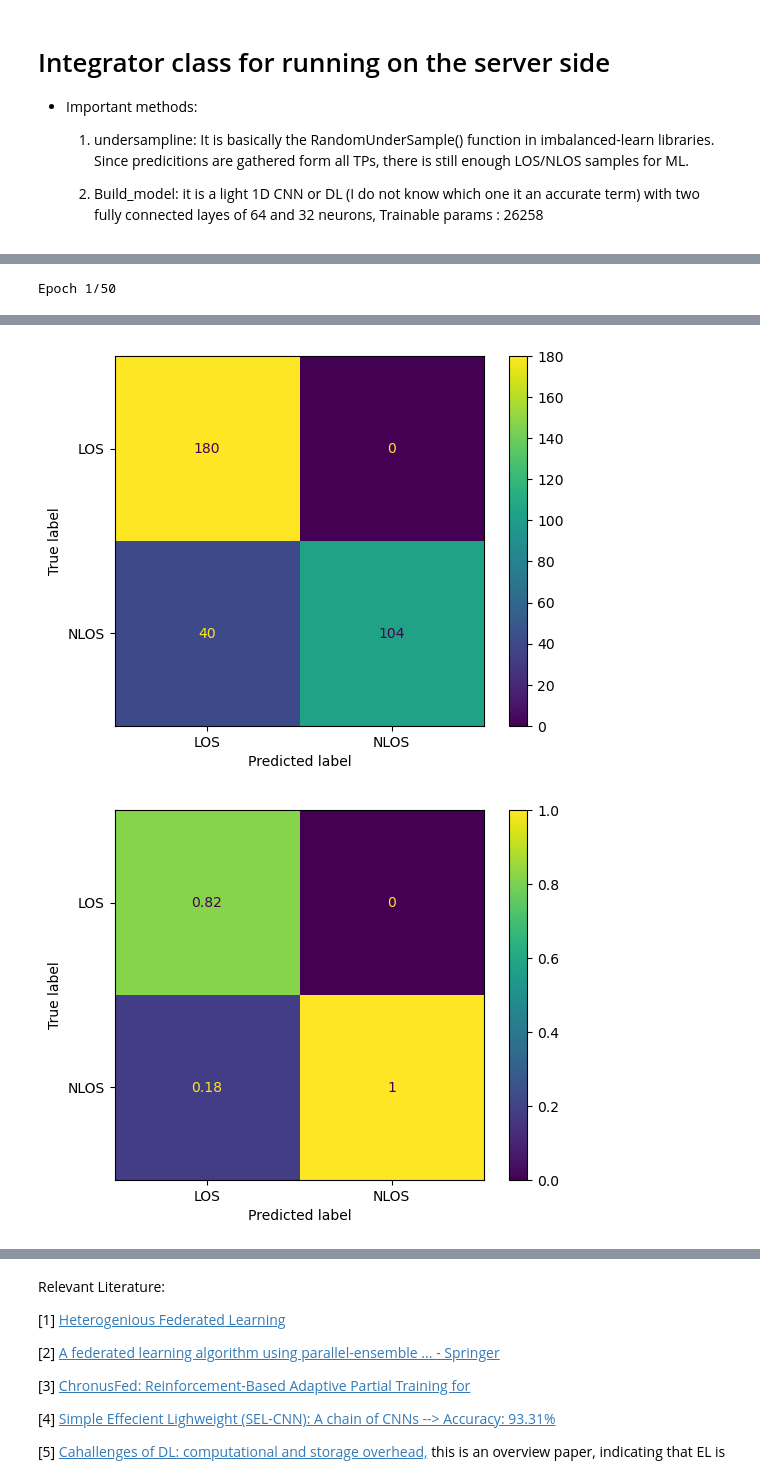
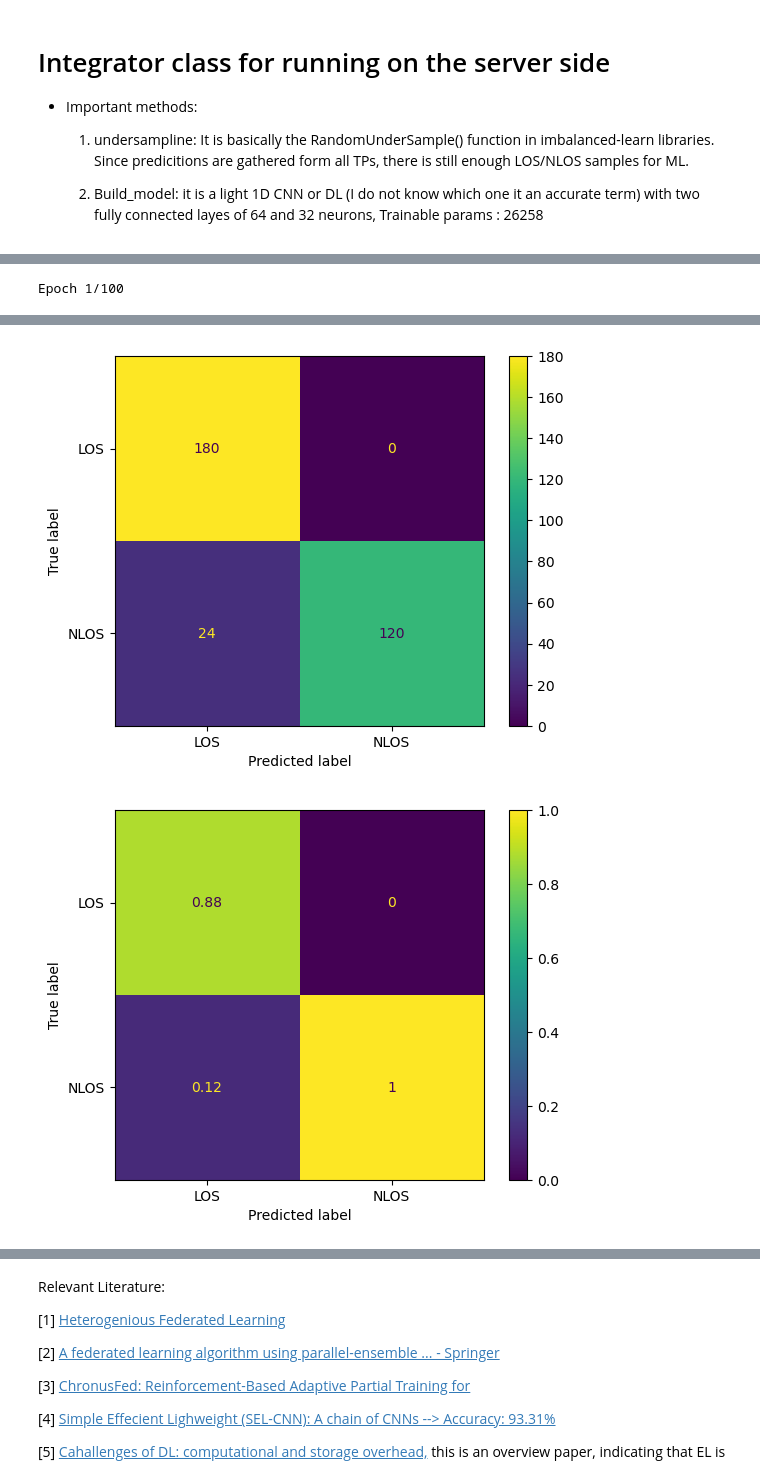
Before and after one commit to hamedtea/FederatedLearning, a Jupyter notebook: FR_Final.ipynb, the cells around one changed output, grey strips where cells are left out. Cells and saved outputs as stored; diff of their text form; code cells hidden in the pictures.

```diff
--- a/FR_Final.ipynb
+++ b/FR_Final.ipynb
@@ -546,11 +537,11 @@ class Integrator():
     inputs = tf.keras.layers.Input((18,2), name='input')
     conv = self.conv_layer(32, 3, 1, 'relu')(inputs)
     maxpooling = self.maxpooling_layer(2)(conv) #tf.keras.layers.MaxPooling1D(pool_size=2, name = 'maxpooling')
-    dense128 = self.dense_layer(64, 'relu', l1 = False, l2=False, val=0.001)(maxpooling)
+    dense64 = self.dense_layer(64, 'relu', l1 = False, l2=False, val=0.001)(maxpooling)
 #    dropout1 = tf.keras.layers.Dropout(0.5)(dense64)
-    dense64 = self.dense_layer(32, 'relu', l1=False, l2=False, val=0.01)(dense128)
+    dense32 = self.dense_layer(32, 'relu', l1=False, l2=False, val=0.01)(dense64)
 #    dense32 = self.dense_layer(32, None, l1=False, l2=True, val=0.001)(dense64)
-    flatten = self.flatten_layer()(dense64)
+    flatten = self.flatten_layer()(dense32)
     outputs = self.dense_layer(18, 'relu', False, False, val = 0.01)(flatten) #self.bs_counts
     return tf.keras.Model(inputs=inputs, outputs=outputs, name = 'FL-Integrator')
 
@@ -574,7 +565,7 @@ class Integrator():
     self.model.compile(optimizer=optimizer, loss=loss, metrics=self.metrics.values())
 
   # Learning rate scheduler
-  def scheduler(epoch, lr):
+  def scheduler(self, epoch, lr):
     if epoch < 10:
         return lr
     else:
@@ -599,14 +590,6 @@ class Integrator():
   # def get_metrics(self):
   #   return self.metrics.keys()
   def fit(self, epochs, batch_size, verbose, validation_split):
-    def scheduler(epoch, lr):
-      if epoch < 10:
-        return lr
-      else:
-        return lr * tf.math.exp(-0.01)
-    callbacks = [
-    LearningRateScheduler(scheduler),
-    EarlyStopping(monitor='val_loss', patience=5, restore_best_weights=True)]
 
     self.history = self.model.fit(self.X_train, self.y_train, epochs=epochs, batch_size=batch_size,
                                   verbose=verbose, callbacks=None, validation_split = validation_split)
@@ -697,8 +681,8 @@ None
 # %%
-integ.fit(epochs=50, batch_size=64, verbose=1, validation_split = 0.3)
+integ.fit(epochs=100, batch_size=64, verbose=1, validation_split = 0.3)
 integ.plot_history()
 
 integ.predict()
 y_pred_f = integ.confusion_matrix()
 # %% [output]
-Epoch 1/50
+Epoch 1/100
@@ -727,2 +711,2 @@ Epoch 50/50
 [figure]
-[figure, old version]
+[figure, new version]
```
Also changed, not shown: parts of 7 cells of this notebook.
